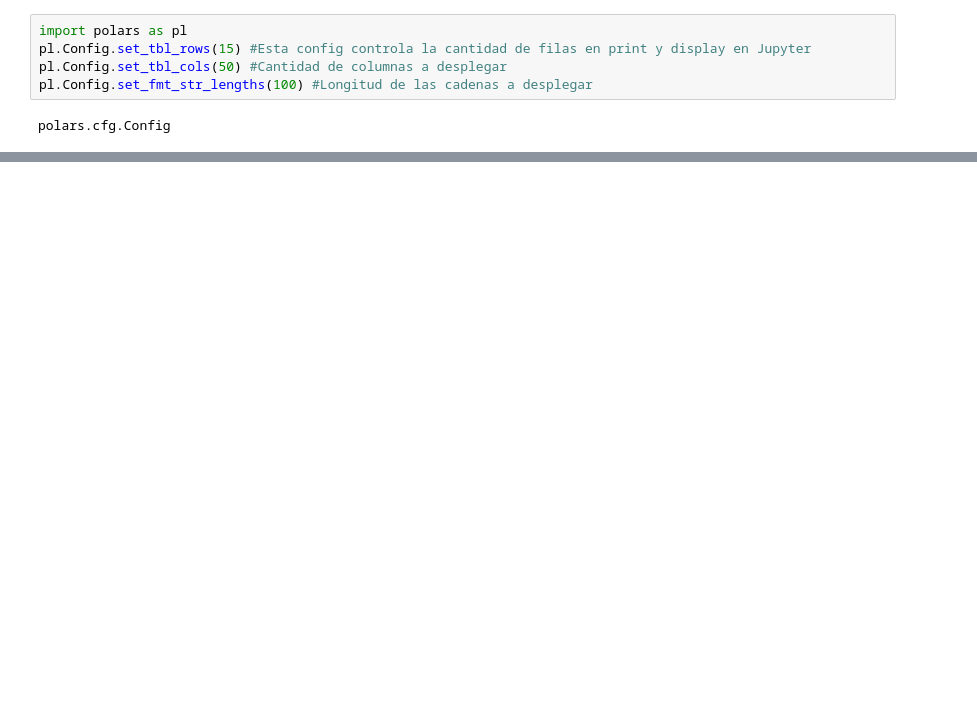
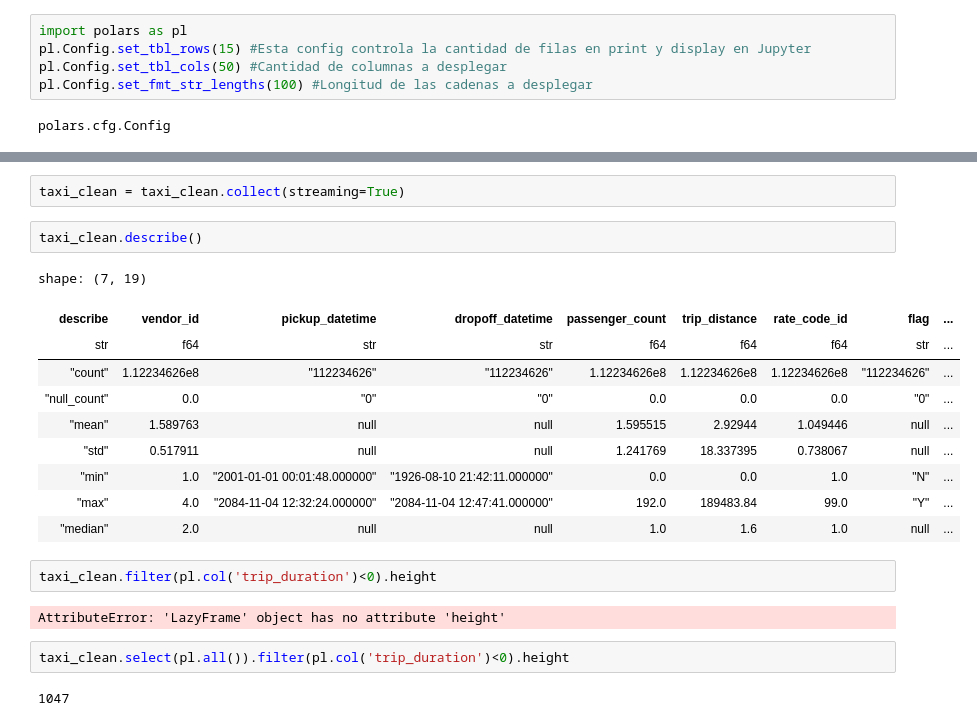
Before and after one commit to gmbmx/zophia-polars, a Jupyter notebook: notebooks/04_polars_analytics.ipynb, the cells around one changed output, grey strips where cells are left out. Drawn from its saved outputs; the diff is of its cells as text; blank space fills up the shorter version.

```diff
--- a/notebooks/04_polars_analytics.ipynb
+++ b/notebooks/04_polars_analytics.ipynb
@@ -71,0 +106,23 @@ shape: (5, 18)
+# %%
+taxi_clean = taxi_clean.collect(streaming=True)
+# %%
+taxi_clean.describe()
+# %% [output]
+shape: (7, 19)
+| describe | vendor_id | pickup_datetime | dropoff_datetime | passenger_count | trip_distance | rate_code_id | flag | ... |
+| str | f64 | str | str | f64 | f64 | f64 | str | ... |
+| "count" | 1.12234626e8 | "112234626" | "112234626" | 1.12234626e8 | 1.12234626e8 | 1.12234626e8 | "112234626" | ... |
+| "null_count" | 0.0 | "0" | "0" | 0.0 | 0.0 | 0.0 | "0" | ... |
+| "mean" | 1.589763 | null | null | 1.595515 | 2.92944 | 1.049446 | null | ... |
+| "std" | 0.517911 | null | null | 1.241769 | 18.337395 | 0.738067 | null | ... |
+| "min" | 1.0 | "2001-01-01 00:01:48.000000" | "1926-08-10 21:42:11.000000" | 0.0 | 0.0 | 1.0 | "N" | ... |
+| "max" | 4.0 | "2084-11-04 12:32:24.000000" | "2084-11-04 12:47:41.000000" | 192.0 | 189483.84 | 99.0 | "Y" | ... |
+| "median" | 2.0 | null | null | 1.0 | 1.6 | 1.0 | null | ... |
+# %%
+taxi_clean.filter(pl.col('trip_duration')<0).height
+# %% [output]
+AttributeError: 'LazyFrame' object has no attribute 'height'
+# %%
+taxi_clean.select(pl.all()).filter(pl.col('trip_duration')<0).height
+# %% [output]
+1047
```
Also changed, not shown: parts of 13 cells of this notebook, 1 other file.
